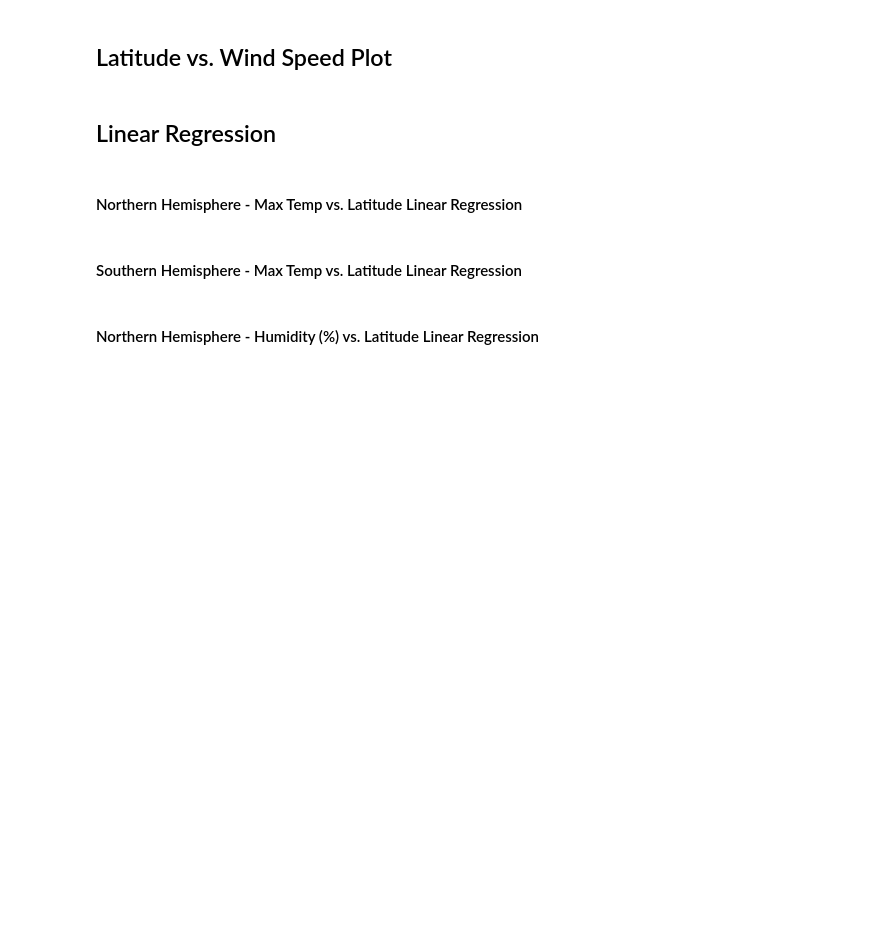
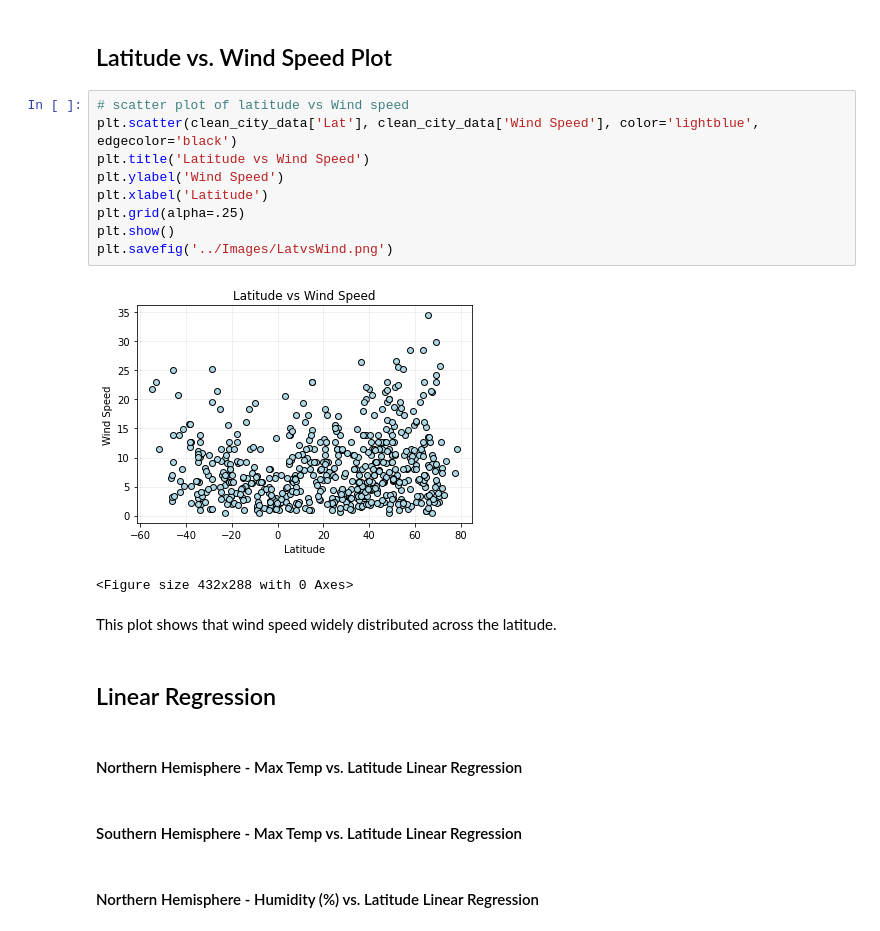
Before and after one commit to shaff183/python-api-challenge, a Jupyter notebook: WeatherPy/WeatherPy.ipynb, the cells around one changed output. Saved outputs shown, nothing was run; the diff lists cells and outputs as text; blank space fills up the shorter version.

```diff
--- a/WeatherPy/WeatherPy.ipynb
+++ b/WeatherPy/WeatherPy.ipynb
@@ -186,5 +226,19 @@ plt.title('Latitude vs Temperature')
 # %% [markdown]
 ## Latitude vs. Wind Speed Plot
+# %%
+# scatter plot of latitude vs Wind speed
+plt.scatter(clean_city_data['Lat'], clean_city_data['Wind Speed'], color='lightblue', edgecolor='black')
+plt.title('Latitude vs Wind Speed')
+plt.ylabel('Wind Speed')
+plt.xlabel('Latitude')
+plt.grid(alpha=.25)
+plt.show()
+plt.savefig('../Images/LatvsWind.png')
+# %% [output]
+[figure, added]
+<Figure size 432x288 with 0 Axes>
+# %% [markdown]
+This plot shows that wind speed widely distributed across the latitude.
 # %% [markdown]
 ## Linear Regression
 # %% [markdown]
```
Also changed, not shown: parts of 12 cells of this notebook, 6 other files.
